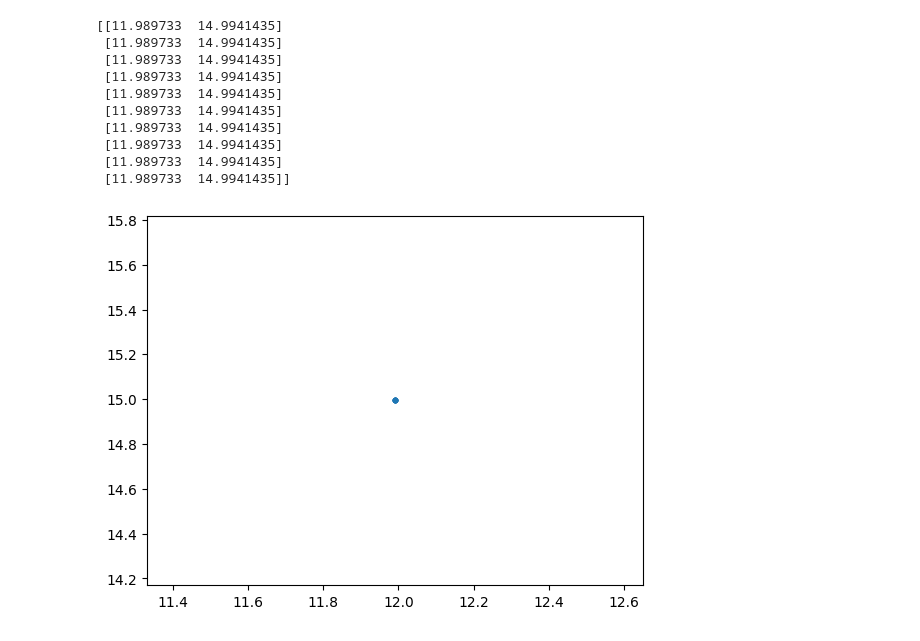
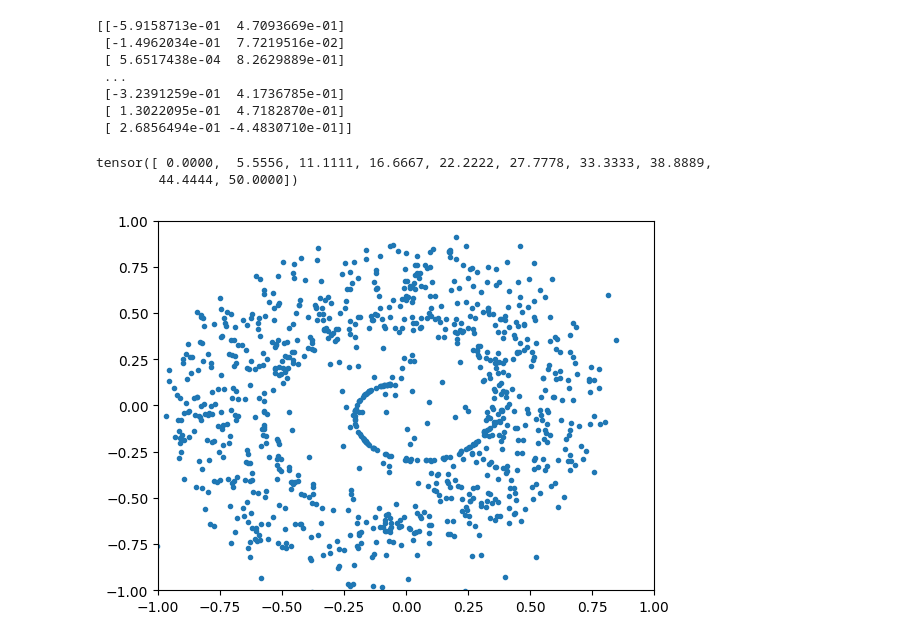
Before and after one commit to hevra01/RectifiedFlow, a Jupyter notebook: ImageGeneration/jupyter_notebooks/view_toy_samples.ipynb, the cells around one changed output. Cells and saved outputs as stored; diff of their text form; code cells hidden in the pictures.

```diff
--- a/ImageGeneration/jupyter_notebooks/view_toy_samples.ipynb
+++ b/ImageGeneration/jupyter_notebooks/view_toy_samples.ipynb
@@ -2,33 +2,48 @@
 import numpy as np
 
 # Load the .np file
-data_swiss = np.load('/home/hepe00001/Desktop/neuro_explicit/generative_diffusion/RectifiedFlow/ImageGeneration/logs/1_rectified_flow/samples/iter_1000000/sample.np')
-data_single_point = np.load('/home/hepe00001/Desktop/neuro_explicit/generative_diffusion/RectifiedFlow/ImageGeneration/logs/1_rectified_flow/single_point/samples/iter_8700/sample.np')
-data_linear_line = np.load('/home/hepe00001/Desktop/neuro_explicit/generative_diffusion/RectifiedFlow/ImageGeneration/logs/1_rectified_flow/linear_line/samples/iter_10000/sample.np')
+data_swiss = np.load('/home/hepe00001/Desktop/neuro_explicit/generative_diffusion/RectifiedFlow/ImageGeneration/logs/1_rectified_flow/swiss_role/samples/iter_1000000/sample.np')
+data_single_point = np.load('/home/hepe00001/Desktop/neuro_explicit/generative_diffusion/RectifiedFlow/ImageGeneration/logs/1_rectified_flow/single_point/samples/iter_100000/sample.np')
+data_linear_line = np.load('/home/hepe00001/Desktop/neuro_explicit/generative_diffusion/RectifiedFlow/ImageGeneration/logs/1_rectified_flow/linear_line/samples/iter_100000/sample.np')
 
 # Check the loaded data
-print(data_single_point)
+print(data_swiss)
 # %% [output]
-[[11.989733  14.9941435]
- [11.989733  14.9941435]
- [11.989733  14.9941435]
- [11.989733  14.9941435]
- [11.989733  14.9941435]
- [11.989733  14.9941435]
- [11.989733  14.9941435]
- [11.989733  14.9941435]
- [11.989733  14.9941435]
- [11.989733  14.9941435]]
+[[-5.9158713e-01  4.7093669e-01]
+ [-1.4962034e-01  7.7219516e-02]
+ [ 5.6517438e-04  8.2629889e-01]
+ ...
+ [-3.2391259e-01  4.1736785e-01]
+ [ 1.3022095e-01  4.7182870e-01]
+ [ 2.6856494e-01 -4.4830710e-01]]
+# %%
+import torch
+
+
+t = torch.linspace(0, 50, 10)
+print(t)
+# %% [output]
+tensor([ 0.0000,  5.5556, 11.1111, 16.6667, 22.2222, 27.7778, 33.3333, 38.8889,
+        44.4444, 50.0000])
 # %%
 from matplotlib import pyplot as plt
 
+xmin = -1
+xmax = 1
+ymin = -1
+ymax = 1
 
-plt.scatter(data_single_point[:,0], data_single_point[:,1], marker='.')
+plt.scatter(data_swiss[:,0], data_swiss[:,1], marker='.')
+
+# Predefine the axes limits
+plt.xlim([xmin, xmax])  # Set your desired x-axis range
+plt.ylim([ymin, ymax])  # Set your desired y-axis range
+
 
 # Display the plot
 plt.show()
 
 # Close the plot to free up memory
 plt.close()
 # %% [output]
-[figure, old version]
+[figure, new version]
```
Also changed, not shown: 5 other files.
